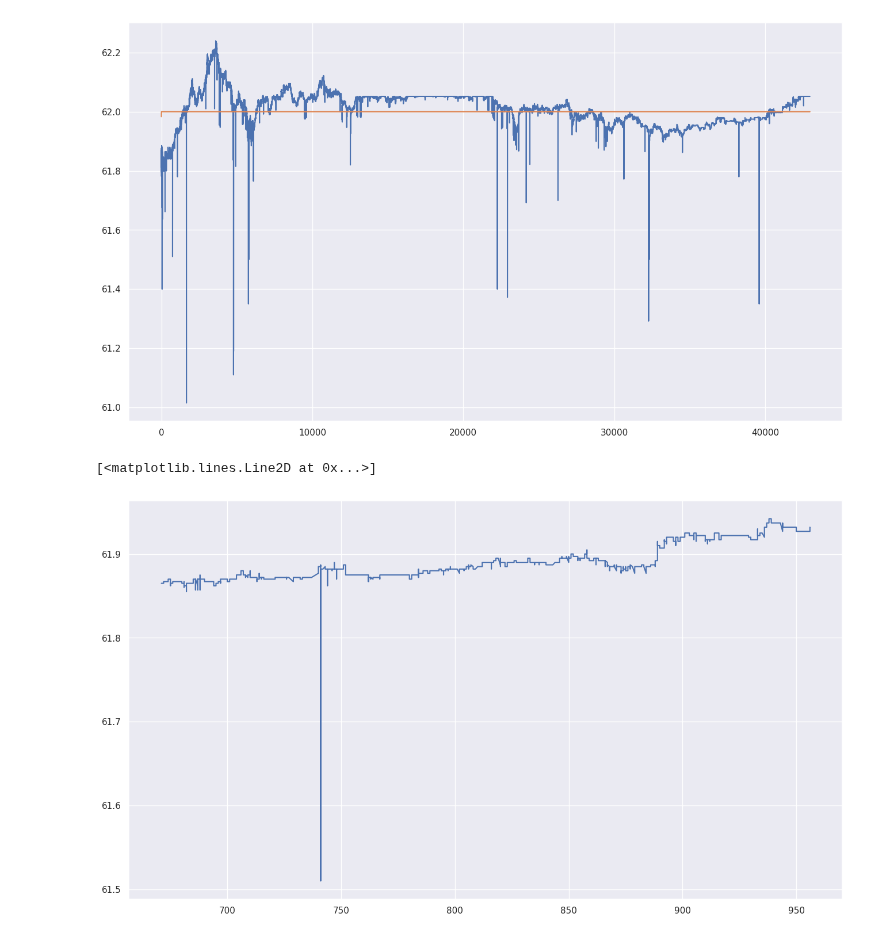
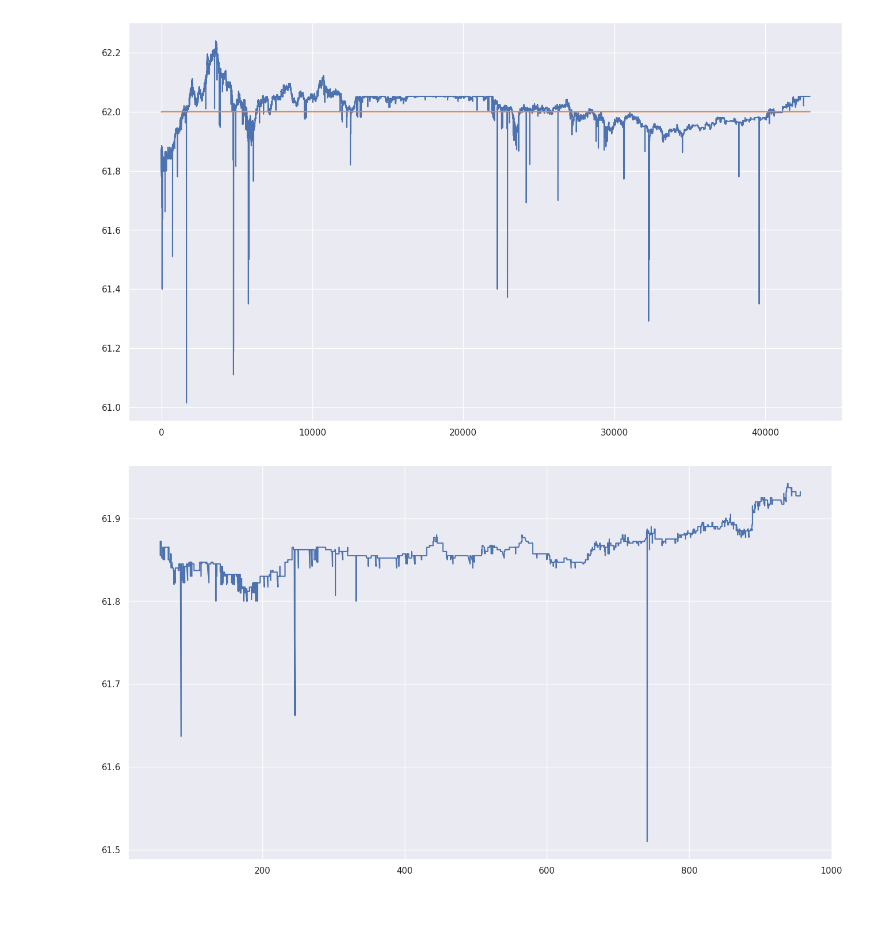
Before and after one commit to VsevolodZaostrovsky/OWModel, a Jupyter notebook: New data/coefs anal/backtest.ipynb, the cells around one changed output. Cells and saved outputs as stored; diff of their text form; code cells hidden in the pictures; blank space fills up the shorter version.

```diff
--- a/New data/coefs anal/backtest.ipynb
+++ b/New data/coefs anal/backtest.ipynb
@@ -1,9 +1,9 @@
 # %%
 import numpy as np
 import matplotlib.pyplot as plt
-import seaborn as sns
+# import seaborn as sns
 import pandas as pd
 
 from tqdm import tqdm
 
-sns.set(rc = {"figure.figsize":(16, 9)})
+# sns.set(rc = {"figure.figsize":(16, 9)})
@@ -110,10 +112,10 @@ plt.plot(asks[:, 1], OWf(asks[:, 1]))
 [<matplotlib.lines.Line2D at 0x...>]
 [figure]
 # %%
-a = 15000
+a = 5000
 
-pasks = asks[a:a+10000]
+pasks = asks[a:a+20000]
 plt.plot(pasks[:, 1], pasks[:,0])
+plt.savefig("AsksHistory.pdf")
 # %% [output]
-[<matplotlib.lines.Line2D at 0x...>]
-[figure, old version]
+[figure, new version]
```
Also changed, not shown: parts of 3 cells of this notebook, 8 other files.
